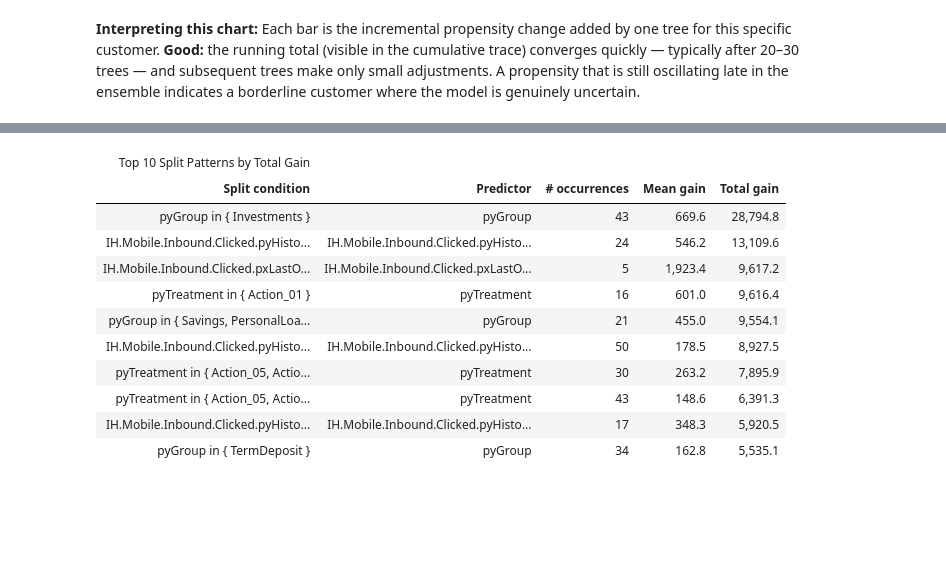
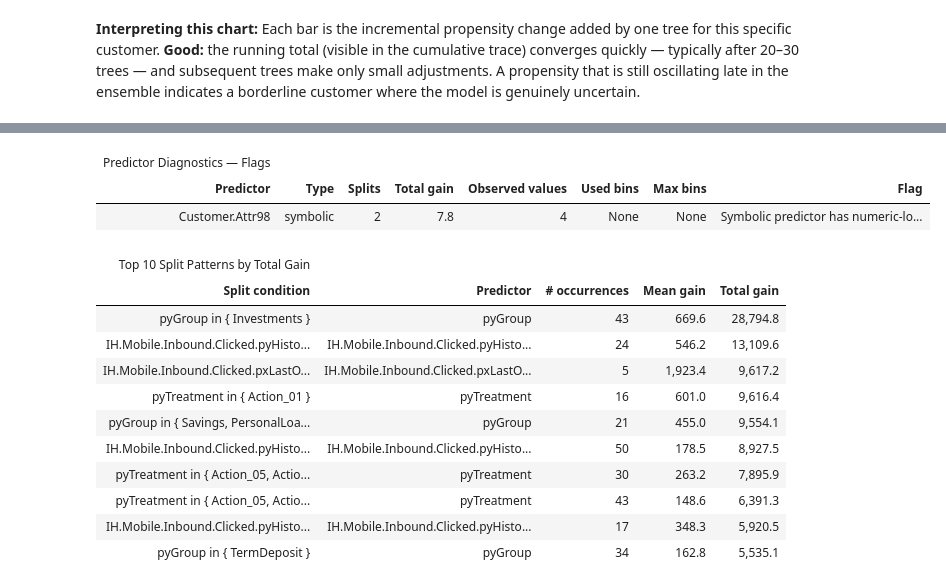
Before and after one commit to pegasystems/pega-datascientist-tools, a Jupyter notebook: dev/articles/AGBExplained.ipynb, the cells around one changed output, grey strips where cells are left out. Drawn from its saved outputs; the diff is of its cells as text; code cells hidden in the pictures; blank space fills up the shorter version.

```diff
--- a/dev/articles/AGBExplained.ipynb
+++ b/dev/articles/AGBExplained.ipynb
@@ -422,3 +441,44 @@ Both pre-processing steps contribute to AGB's higher predictive power compared t
+# %%
+# Predictor diagnostics — high-cardinality symbolic and numeric-looking categorical checks
+from IPython.display import display
+
+predictor_diagnostics = AGBModel.predictor_diagnostics()
+predictor_flags = predictor_diagnostics.filter(pl.col("flags") != "")
+
+if predictor_flags.is_empty():
+    print("No high-cardinality or numeric-looking symbolic predictor flags detected.")
+else:
+    display(
+        GT(
+            predictor_flags.select(
+                "predictor",
+                "predictor_type",
+                "split_count",
+                "total_gain",
+                "observed_values",
+                "used_bins",
+                "max_bins",
+                "flags",
+            ).rename(
+                {
+                    "predictor": "Predictor",
+                    "predictor_type": "Type",
+                    "split_count": "Splits",
+                    "total_gain": "Total gain",
+                    "observed_values": "Observed values",
+                    "used_bins": "Used bins",
+                    "max_bins": "Max bins",
+                    "flags": "Flag",
+                }
+            )
+        )
+        .tab_header(title="Predictor Diagnostics — Flags")
+        .fmt_number(columns=["Total gain"], decimals=1)
+    )
+# %% [output]
+| Predictor Diagnostics — Flags |  |  |  |  |  |  |  |
+| Predictor | Type | Splits | Total gain | Observed values | Used bins | Max bins | Flag |
+| Customer.Attr98 | symbolic | 2 | 7.8 | 4 | None | None | Symbolic predictor has numeric-lo... |
 # %%
 # Top split patterns by total gain
 top_splits = (
```
Also changed, not shown: parts of 15 cells of this notebook, 25 other files.
